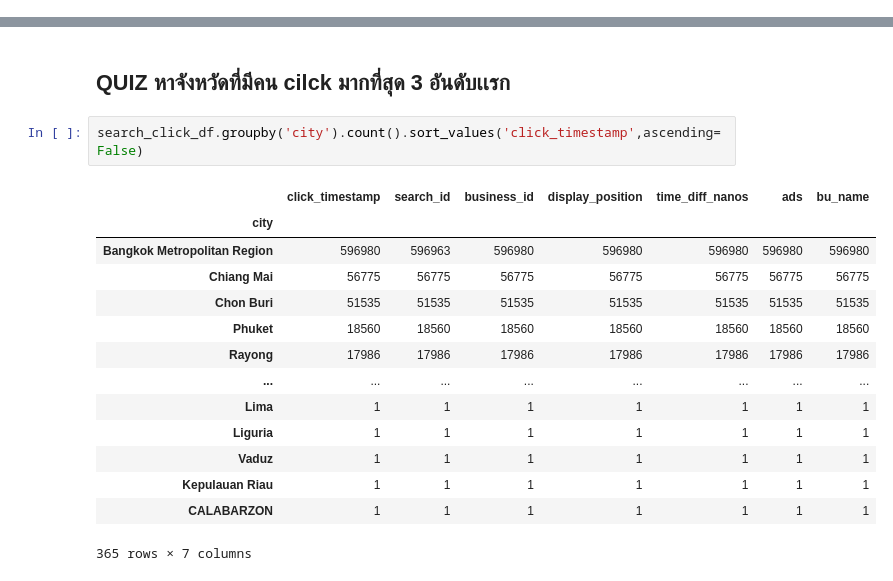
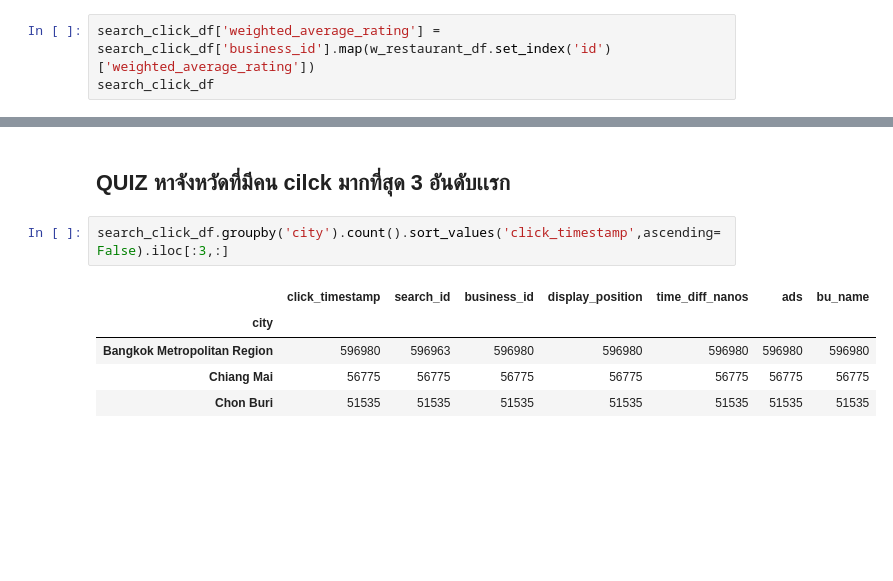
Before and after one commit to tanpharamut/KKU_data_mining, a Jupyter notebook: Pandas_101.ipynb, the cells around one changed output, grey strips where cells are left out. Saved outputs shown, nothing was run; the diff lists cells and outputs as text; blank space fills up the shorter version.

```diff
--- a/Pandas_101.ipynb
+++ b/Pandas_101.ipynb
@@ -705,3 +705,6 @@ search_click_df
 | 1048573 | 10:33.7 | 2ec0ddec-e450-4b98-9779-42b77aa7eda5 | 220572.0 | 8 | 7.848904e+10 | False | เอี่ยวไถ่ สุกี้โบราณ | Bangkok Metropolitan Region |
 | 1048574 | 13:51.4 | 5741d9cf-b9f1-441d-aa83-d2b0179bf874 | 310448.0 | 8 | 3.157757e+10 | False | Icy-me | Prachin Buri |
 1048575 rows × 8 columns
+# %%
+search_click_df['weighted_average_rating'] = search_click_df['business_id'].map(w_restaurant_df.set_index('id')['weighted_average_rating'])
+search_click_df
@@ -749,19 +766,10 @@ w_restaurant_df[w_restaurant_df['id']==182530.0]
 # %% [markdown]
 ## QUIZ หาจังหวัดที่มีคน cilck มากที่สุด 3 อันดับเเรก
 # %%
-search_click_df.groupby('city').count().sort_values('click_timestamp',ascending=False)
+search_click_df.groupby('city').count().sort_values('click_timestamp',ascending=False).iloc[:3,:]
 # %% [output]
 |  | click_timestamp | search_id | business_id | display_position | time_diff_nanos | ads | bu_name |
 | city |  |  |  |  |  |  |  |
 | Bangkok Metropolitan Region | 596980 | 596963 | 596980 | 596980 | 596980 | 596980 | 596980 |
 | Chiang Mai | 56775 | 56775 | 56775 | 56775 | 56775 | 56775 | 56775 |
 | Chon Buri | 51535 | 51535 | 51535 | 51535 | 51535 | 51535 | 51535 |
-| Phuket | 18560 | 18560 | 18560 | 18560 | 18560 | 18560 | 18560 |
-| Rayong | 17986 | 17986 | 17986 | 17986 | 17986 | 17986 | 17986 |
-| ... | ... | ... | ... | ... | ... | ... | ... |
-| Lima | 1 | 1 | 1 | 1 | 1 | 1 | 1 |
-| Liguria | 1 | 1 | 1 | 1 | 1 | 1 | 1 |
-| Vaduz | 1 | 1 | 1 | 1 | 1 | 1 | 1 |
-| Kepulauan Riau | 1 | 1 | 1 | 1 | 1 | 1 | 1 |
-| CALABARZON | 1 | 1 | 1 | 1 | 1 | 1 | 1 |
-365 rows × 7 columns
```
Also changed, not shown: parts of 15 cells of this notebook.
